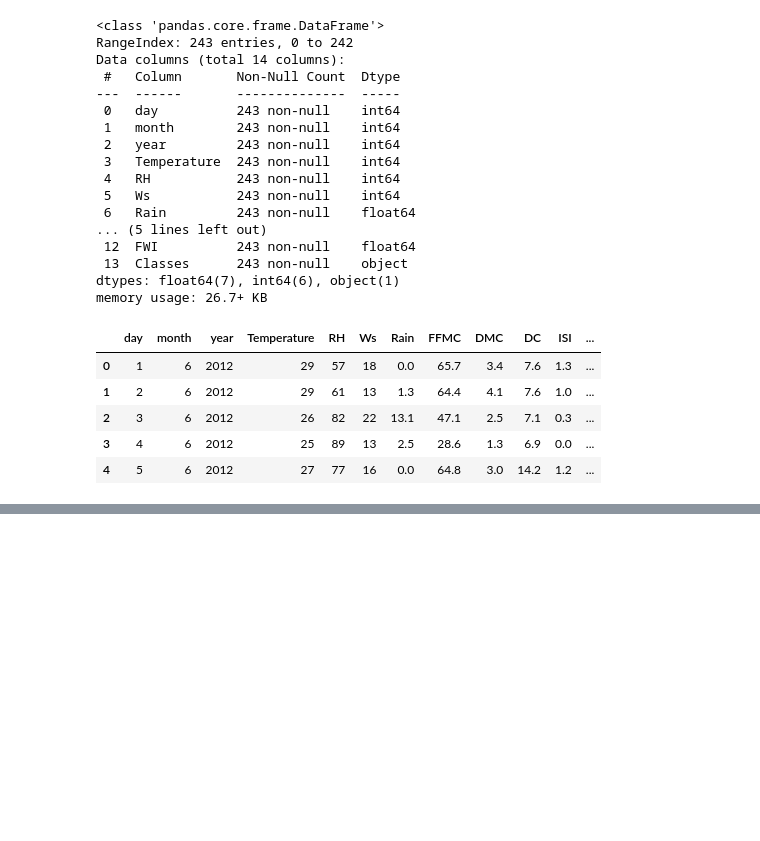
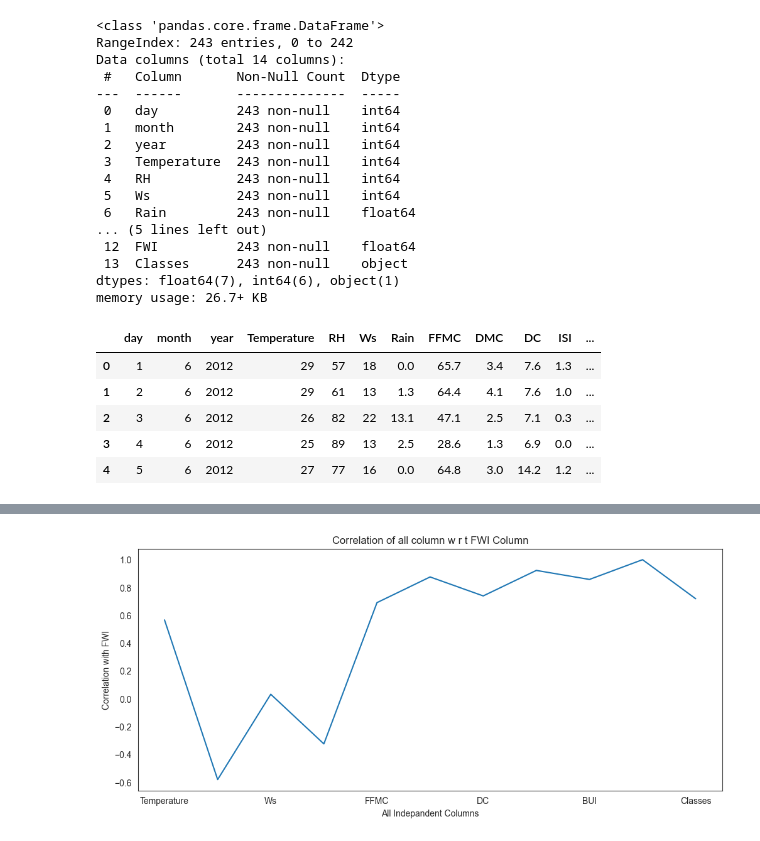
Before and after one commit to ShoaibMuhammad123/Specialization, a Jupyter notebook: 4. Machine Learning/2. Ridge Lasso and ElasticNet Regression/1. data cleaning.ipynb, the cells around one changed output, grey strips where cells are left out. Cells and saved outputs as stored; diff of their text form; code cells hidden in the pictures; blank space fills up the shorter version.

```diff
--- a/4. Machine Learning/2. Ridge Lasso and ElasticNet Regression/1. data cleaning.ipynb
+++ b/4. Machine Learning/2. Ridge Lasso and ElasticNet Regression/1. data cleaning.ipynb
@@ -248,0 +349,11 @@ df.head()
+# %%
+## just checking correlation w r t target column fWI
+
+plt.figure(figsize=(12,5))
+df_copy.corr()['FWI'].plot()
+plt.title('Correlation of all column w r t FWI Column')
+plt.xlabel('All Indepandent Columns')
+plt.ylabel('Correlation with FWI')
+plt.show()
+# %% [output]
+[figure, added]
```
Also changed, not shown: parts of 34 cells of this notebook, 1 other file.
